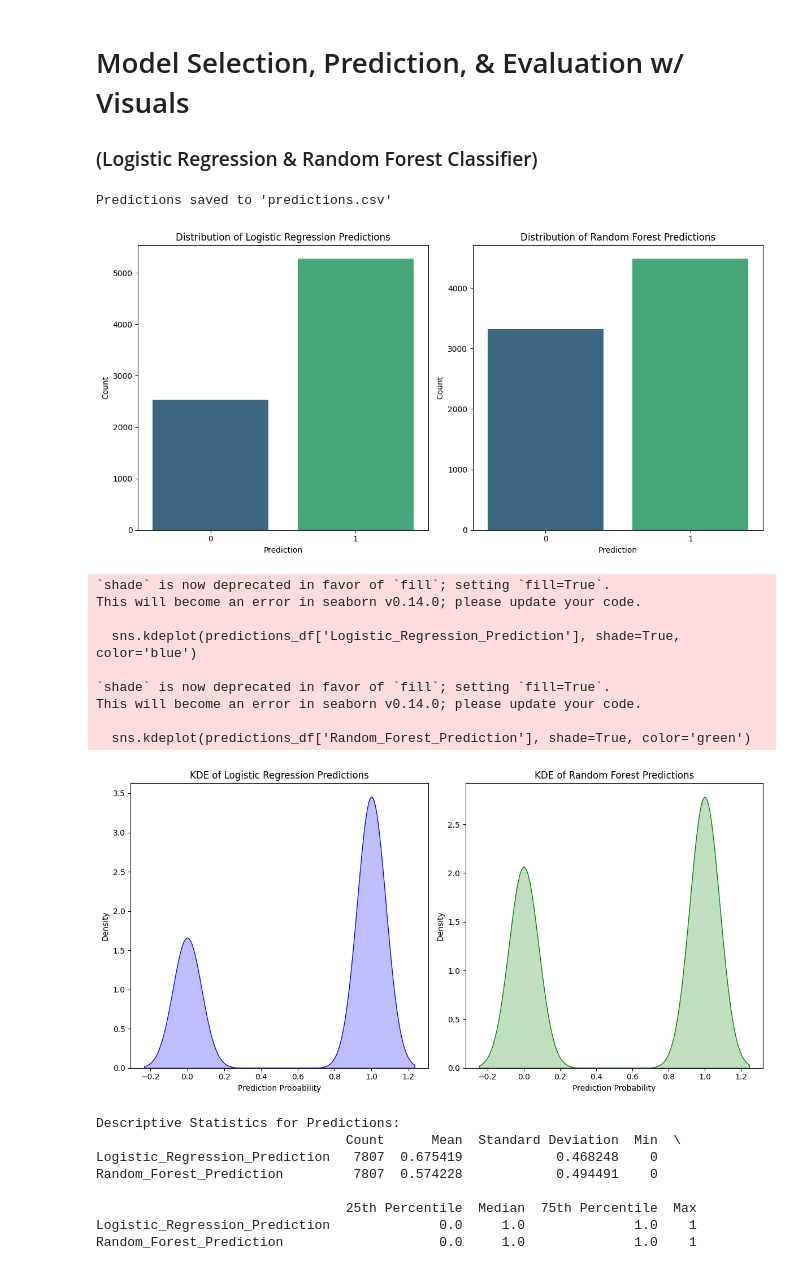
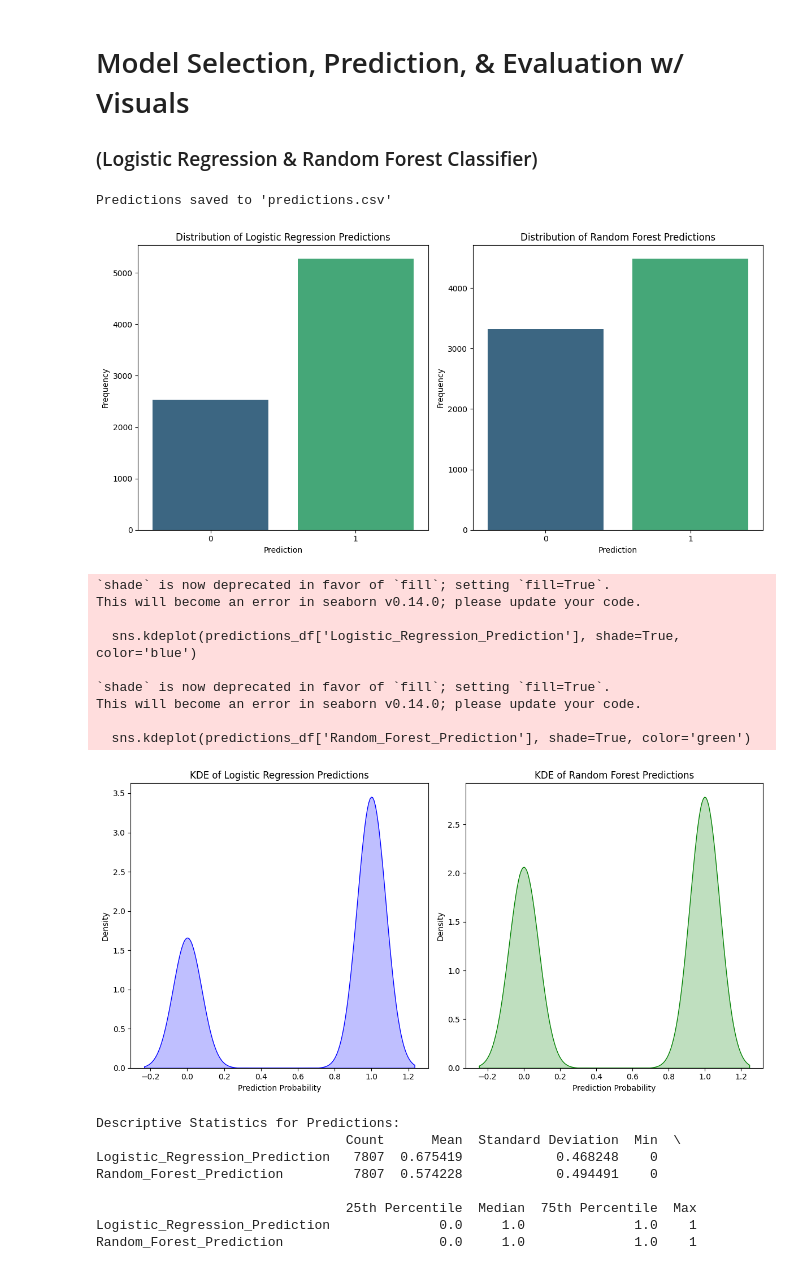
Before and after one commit to julia-fangman/Capstone-Project-2024, a Jupyter notebook: RecidivismProject.ipynb, the cells around one changed output. Drawn from its saved outputs; the diff is of its cells as text; code cells hidden in the pictures.

```diff
--- a/RecidivismProject.ipynb
+++ b/RecidivismProject.ipynb
@@ -537,14 +554,14 @@ plt.subplot(1, 2, 1)
 sns.countplot(x='Logistic_Regression_Prediction', data=predictions_df, palette='viridis')
 plt.title('Distribution of Logistic Regression Predictions')
 plt.xlabel('Prediction')
-plt.ylabel('Count')
+plt.ylabel('Frequency')
 
 # Plot distribution of Random Forest predictions
 plt.subplot(1, 2, 2)
 sns.countplot(x='Random_Forest_Prediction', data=predictions_df, palette='viridis')
 plt.title('Distribution of Random Forest Predictions')
 plt.xlabel('Prediction')
-plt.ylabel('Count')
+plt.ylabel('Frequency')
 
 plt.tight_layout()
 plt.show()
@@ -557,34 +574,34 @@ plt.title('KDE of Logistic Regression Predictions')
 plt.xlabel('Prediction Probability')
 plt.ylabel('Density')
 
 # KDE plot for Random Forest predictions
 plt.subplot(1, 2, 2)
 sns.kdeplot(predictions_df['Random_Forest_Prediction'], shade=True, color='green')
 plt.title('KDE of Random Forest Predictions')
 plt.xlabel('Prediction Probability')
 plt.ylabel('Density')
 
 plt.tight_layout()
 plt.show()
 
 # Calculate descriptive statistics for predictions
 descriptive_stats = pd.DataFrame({
     'Count': predictions_df[['Logistic_Regression_Prediction', 'Random_Forest_Prediction']].count(),
     'Mean': predictions_df[['Logistic_Regression_Prediction', 'Random_Forest_Prediction']].mean(),
     'Standard Deviation': predictions_df[['Logistic_Regression_Prediction', 'Random_Forest_Prediction']].std(),
     'Min': predictions_df[['Logistic_Regression_Prediction', 'Random_Forest_Prediction']].min(),
     '25th Percentile': predictions_df[['Logistic_Regression_Prediction', 'Random_Forest_Prediction']].quantile(0.25),
     'Median': predictions_df[['Logistic_Regression_Prediction', 'Random_Forest_Prediction']].median(),
     '75th Percentile': predictions_df[['Logistic_Regression_Prediction', 'Random_Forest_Prediction']].quantile(0.75),
     'Max': predictions_df[['Logistic_Regression_Prediction', 'Random_Forest_Prediction']].max()
 })
 
 # Print the descriptive statistics table
 print("Descriptive Statistics for Predictions:")
 print(descriptive_stats)
 # %% [output]
 Predictions saved to 'predictions.csv'
-[figure, old version]
+[figure, new version]
 `shade` is now deprecated in favor of `fill`; setting `fill=True`.
 This will become an error in seaborn v0.14.0; please update your code.
 
```
Also changed, not shown: parts of 2 cells of this notebook.
